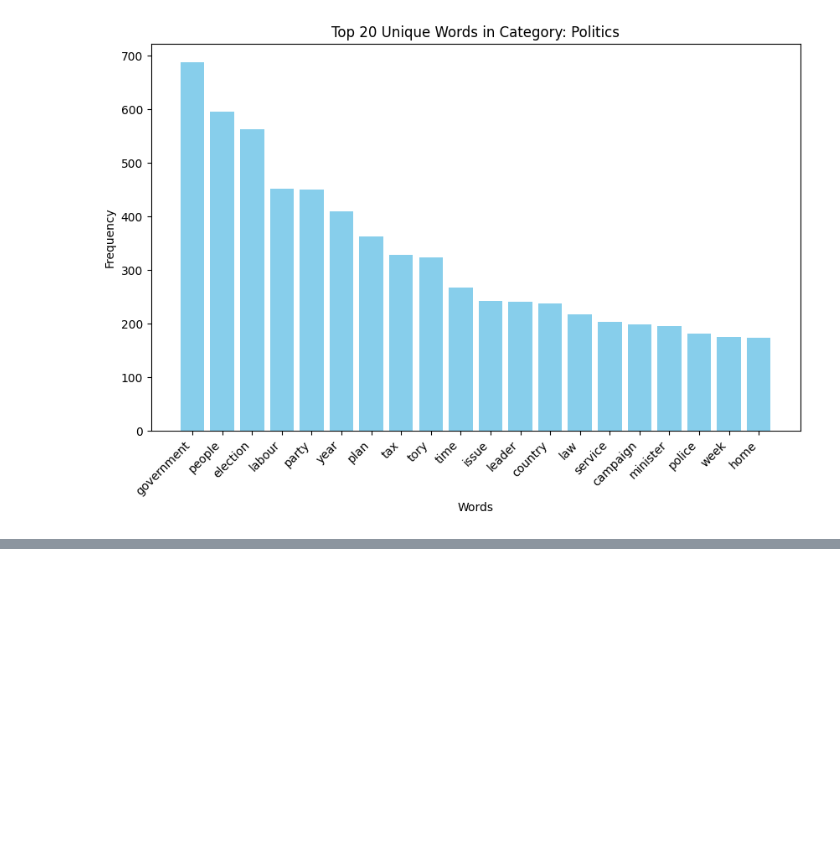
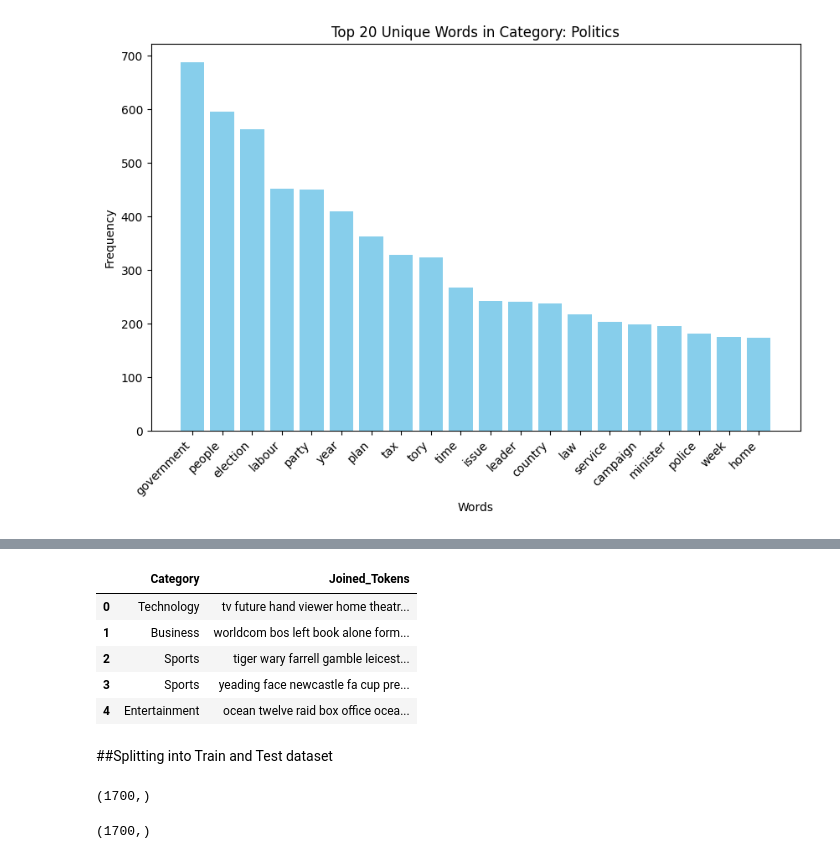
Before and after one commit to yedhuk/categorizing-news-articles-flipitnews, a Jupyter notebook: notebook/FlipItNews Business Case.ipynb, the cells around one changed output, grey strips where cells are left out. Saved outputs shown, nothing was run; the diff lists cells and outputs as text; code cells hidden in the pictures; blank space fills up the shorter version.

```diff
--- a/notebook/FlipItNews Business Case.ipynb
+++ b/notebook/FlipItNews Business Case.ipynb
@@ -541,0 +515,13 @@ To https://github.com/yedhuk/categorizing-news-articles-flipitnews.git
+# %%
+df = df_expanded.drop(columns=['Article','Tokens','nouns','verbs','adjectives','proper_nouns'])
+# %%
+df.head()
+# %% [output]
+|  | Category | Joined_Tokens |
+| 0 | Technology | tv future hand viewer home theatr... |
+| 1 | Business | worldcom bos left book alone form... |
+| 2 | Sports | tiger wary farrell gamble leicest... |
+| 3 | Sports | yeading face newcastle fa cup pre... |
+| 4 | Entertainment | ocean twelve raid box office ocea... |
+# %% [markdown]
+##Splitting into Train and Test dataset
@@ -541,0 +530,8 @@ To https://github.com/yedhuk/categorizing-news-articles-flipitnews.git
+# %%
+X_train.shape
+# %% [output]
+(1700,)
+# %%
+y_train.shape
+# %% [output]
+(1700,)
```
Also changed, not shown: parts of 33 cells of this notebook.
